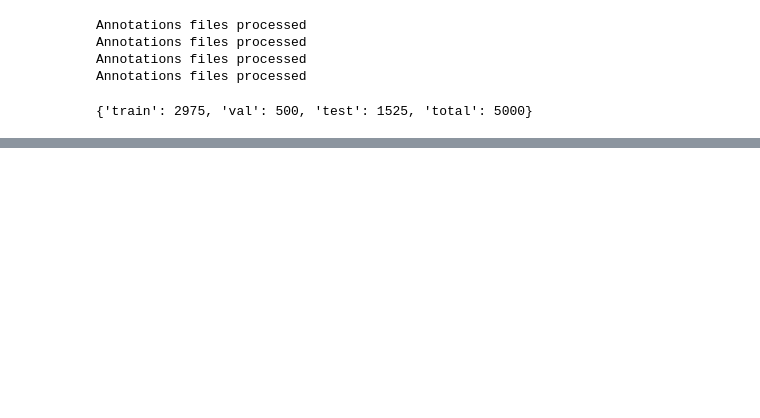
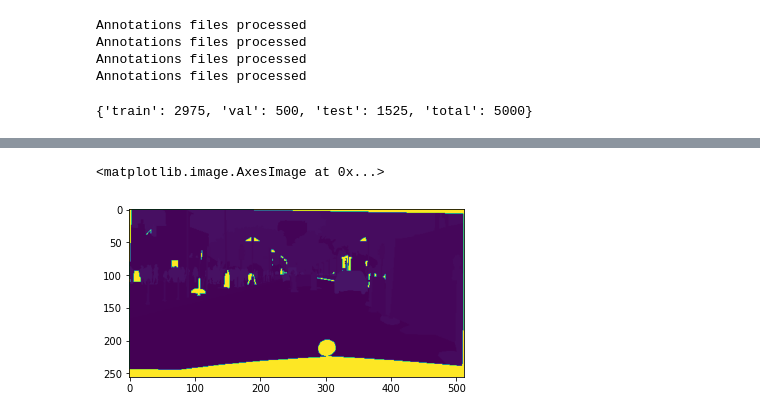
Before and after one commit to tomasamado/cityscapes-image-segmentation, a Jupyter notebook: task2_train.ipynb, the cells around one changed output, grey strips where cells are left out. Saved outputs shown, nothing was run; the diff lists cells and outputs as text; code cells hidden in the pictures; blank space fills up the shorter version.

```diff
--- a/task2_train.ipynb
+++ b/task2_train.ipynb
@@ -39,0 +168,18 @@ passed = model(sample.unsqueeze(dim=0))
+# %%
+true_list = []
+pred_list = []
+model = model.to(device)
+
+with torch.no_grad():
+    for inputs, ground_truths in dataloaders['val']:
+        inputs = inputs.to(device)
+        outputs = model(inputs)
+        pred_list.append(torch.argmax(outputs.detach().cpu(), dim = 1))
+        true_list.append(ground_truths)
+
+true_list = torch.flatten(torch.cat(true_list))
+pred_list = torch.flatten(torch.cat(pred_list))
+eval_report = evaluation.EvaluationReport.from_predictions(true_list, pred_list,
+                                                               labels=list(range(19)))
+f1_scores.append(eval_report.f1_score(average="macro"))
+dice_coefficients.append(eval_report.dice_coeff(average="macro"))
@@ -51,0 +199,5 @@ plt.imshow(torch.argmax(passed.squeeze(dim=0),dim = 0))
+# %%
+plt.imshow(ground_truths[0])
+# %% [output]
+<matplotlib.image.AxesImage at 0x...>
+[figure, added]
```
Also changed, not shown: parts of 30 cells of this notebook.
